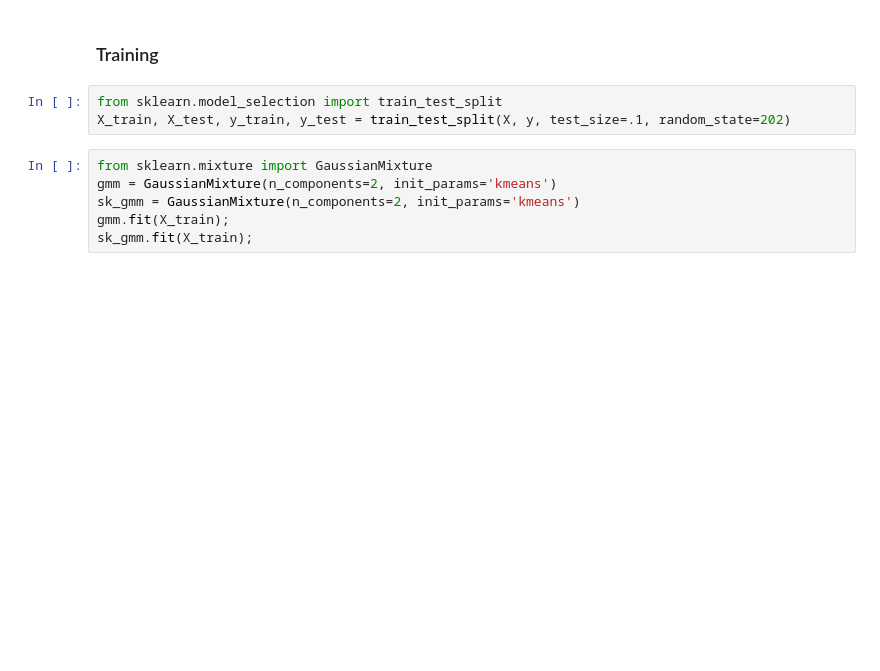
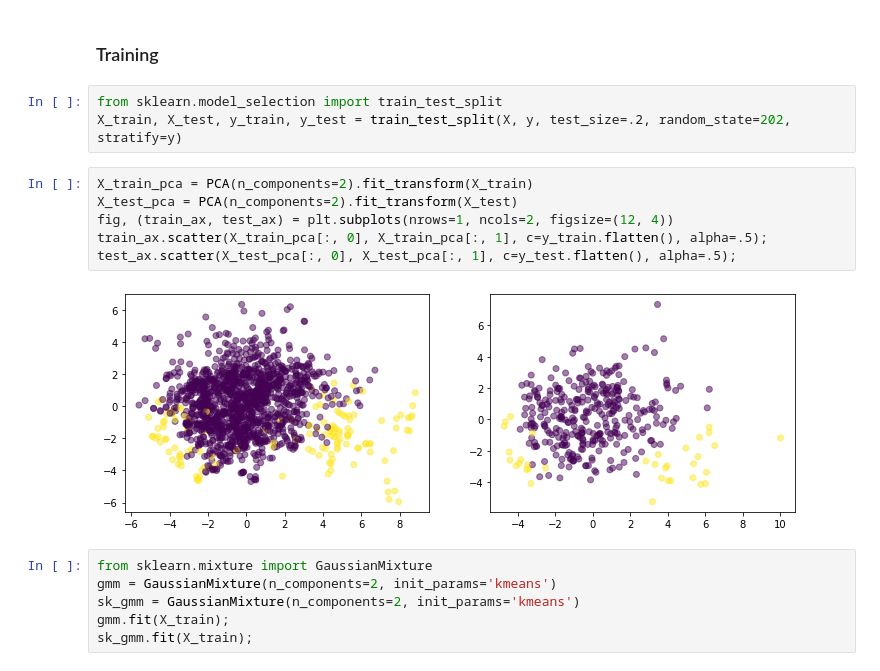
Before and after one commit to btcnhung1299/cinnamon-ai-bootcamp, a Jupyter notebook: GMM/Anomaly Detection using Gaussian Mixture Model.ipynb, the cells around one changed output. Drawn from its saved outputs; the diff is of its cells as text; blank space fills up the shorter version.

Commit message:
Update GMM | Update train, test split

```diff
--- a/GMM/Anomaly Detection using Gaussian Mixture Model.ipynb
+++ b/GMM/Anomaly Detection using Gaussian Mixture Model.ipynb
@@ -102,7 +102,15 @@ class GaussianMixture:
 ### Training
 # %%
 from sklearn.model_selection import train_test_split
-X_train, X_test, y_train, y_test = train_test_split(X, y, test_size=.1, random_state=202)
+X_train, X_test, y_train, y_test = train_test_split(X, y, test_size=.2, random_state=202, stratify=y)
+# %%
+X_train_pca = PCA(n_components=2).fit_transform(X_train)
+X_test_pca = PCA(n_components=2).fit_transform(X_test)
+fig, (train_ax, test_ax) = plt.subplots(nrows=1, ncols=2, figsize=(12, 4))
+train_ax.scatter(X_train_pca[:, 0], X_train_pca[:, 1], c=y_train.flatten(), alpha=.5);
+test_ax.scatter(X_test_pca[:, 0], X_test_pca[:, 1], c=y_test.flatten(), alpha=.5);
+# %% [output]
+[figure, added]
 # %%
 from sklearn.mixture import GaussianMixture
 gmm = GaussianMixture(n_components=2, init_params='kmeans')
```
Also changed, not shown: parts of 2 cells of this notebook.
